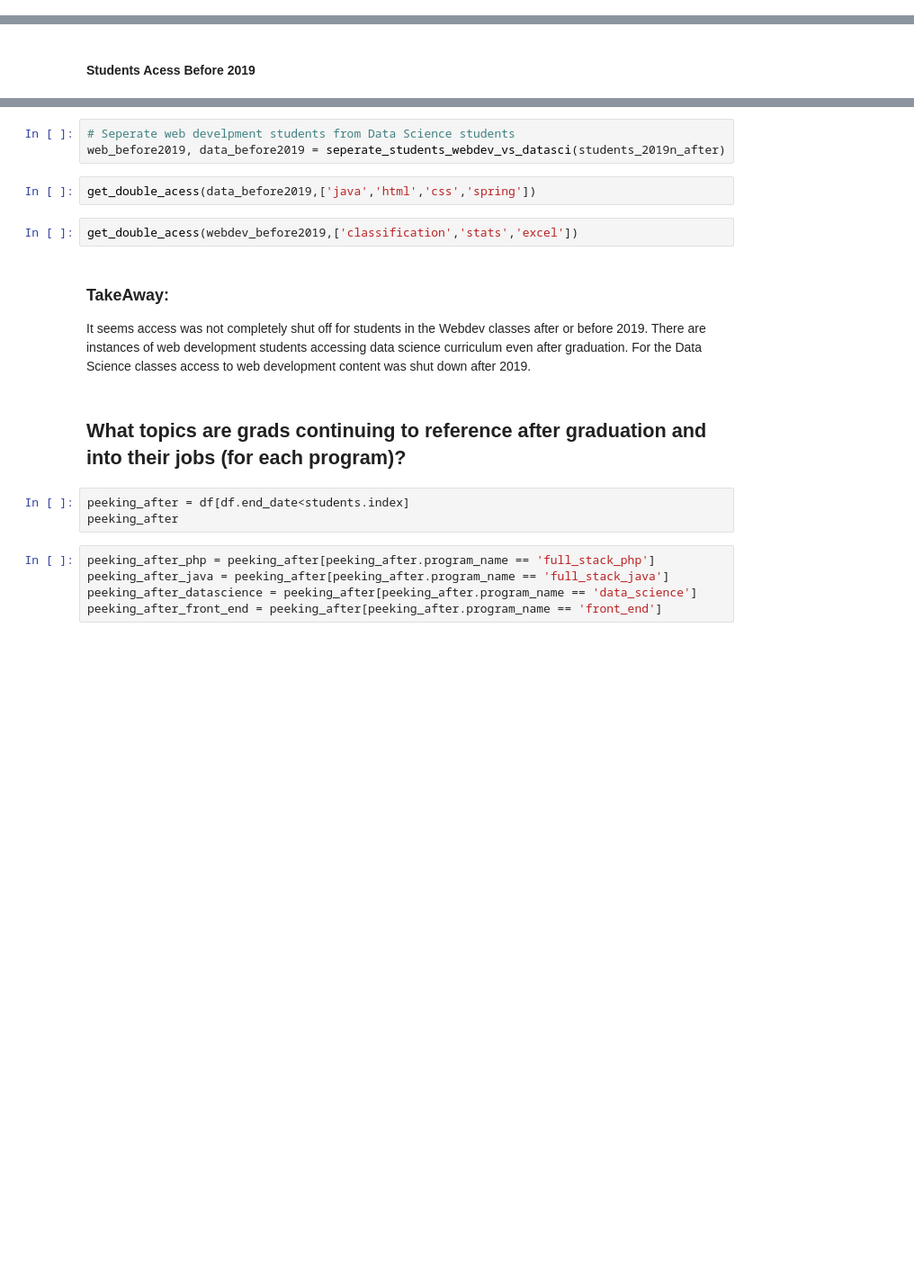
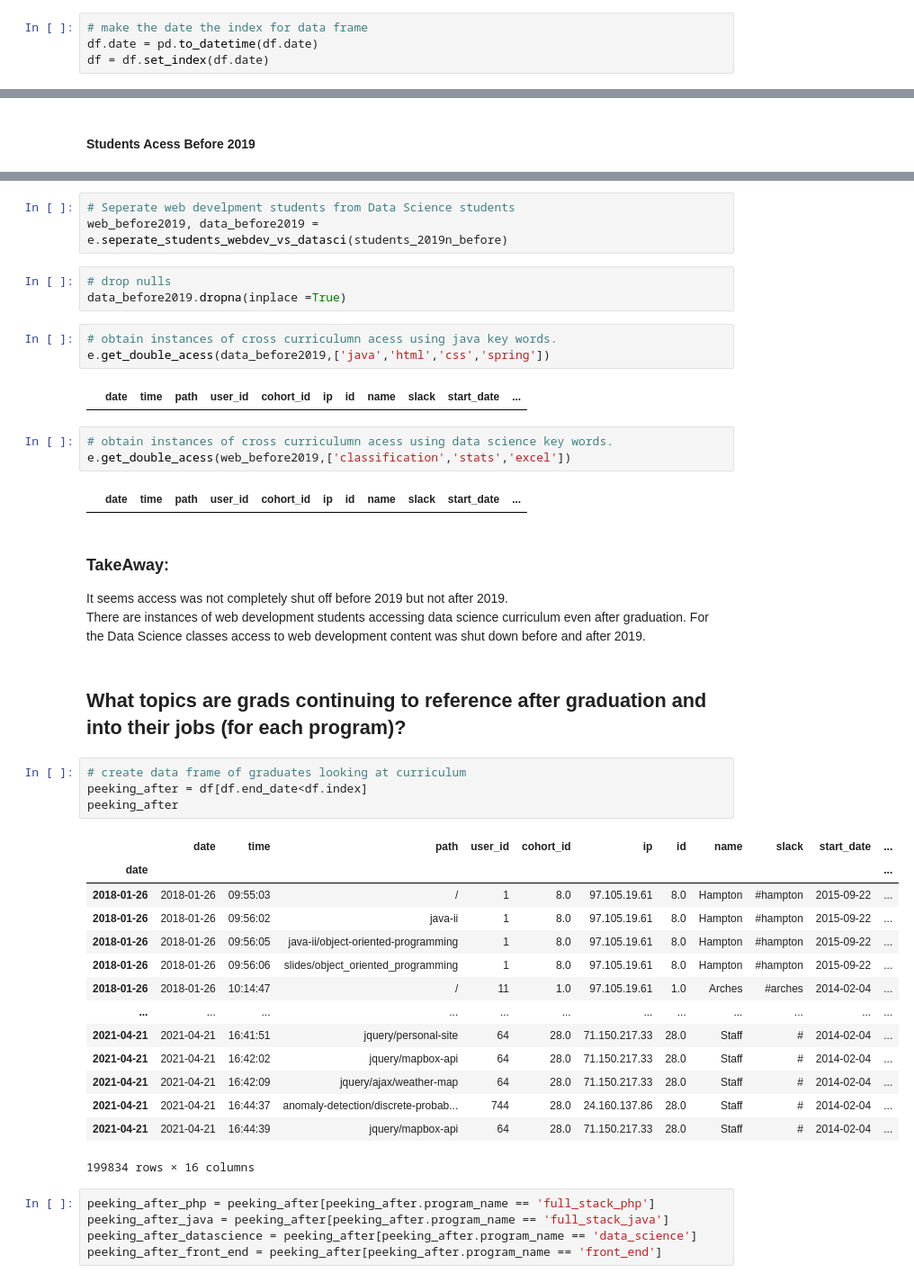
Before and after one commit to Yvette-Allante-Michael-Naomi/anomaly-project, a Jupyter notebook: Final_Report.ipynb, the cells around one changed output, grey strips where cells are left out. Shown at 90% size. Saved outputs shown, nothing was run; the diff lists cells and outputs as text; blank space fills up the shorter version.

```diff
--- a/Final_Report.ipynb
+++ b/Final_Report.ipynb
@@ -35,4 +53,8 @@ import explore as e
 df = w.wrangle_log_data()
+# %%
+# make the date the index for data frame
+df.date = pd.to_datetime(df.date)
+df = df.set_index(df.date)
 # %% [markdown]
 ## Which lesson appears to attract the most traffic consistently across cohorts (per program)?
 # %%
@@ -135,20 +360,45 @@ students_2019n_before = df['2019':]
 # %%
 # Seperate web develpment students from Data Science students
-web_before2019, data_before2019 = seperate_students_webdev_vs_datasci(students_2019n_after)
+web_before2019, data_before2019 = e.seperate_students_webdev_vs_datasci(students_2019n_before)
+# %%
+# drop nulls
+data_before2019.dropna(inplace =True)
 # %%
-get_double_acess(data_before2019,['java','html','css','spring'])
+# obtain instances of cross curriculumn acess using java key words.
+e.get_double_acess(data_before2019,['java','html','css','spring'])
+# %% [output]
+|  | date | time | path | user_id | cohort_id | ip | id | name | slack | start_date | ... |
 # %%
-get_double_acess(webdev_before2019,['classification','stats','excel'])
+# obtain instances of cross curriculumn acess using data science key words.
+e.get_double_acess(web_before2019,['classification','stats','excel'])
+# %% [output]
+|  | date | time | path | user_id | cohort_id | ip | id | name | slack | start_date | ... |
 # %% [markdown]
 ### TakeAway:
-It seems access was not completely shut off for students in the Webdev classes after or before 2019.
+It seems access was not completely shut off before 2019 but not after 2019.
 There are  instances of web development students accessing data science curriculum even after graduation.
-For the Data Science classes access to web development content was shut down after 2019.
+For the Data Science classes access to web development content was shut down before and after 2019.
 # %% [markdown]
 ## What topics are grads continuing to reference after graduation and into their jobs (for each program)?
 # %%
-peeking_after = df[df.end_date<students.index]
+# create data frame of graduates looking at curriculum
+peeking_after = df[df.end_date<df.index]
 peeking_after
+# %% [output]
+|  | date | time | path | user_id | cohort_id | ip | id | name | slack | start_date | ... |
+| date |  |  |  |  |  |  |  |  |  |  | ... |
+| 2018-01-26 | 2018-01-26 | 09:55:03 | / | 1 | 8.0 | 97.105.19.61 | 8.0 | Hampton | #hampton | 2015-09-22 | ... |
+| 2018-01-26 | 2018-01-26 | 09:56:02 | java-ii | 1 | 8.0 | 97.105.19.61 | 8.0 | Hampton | #hampton | 2015-09-22 | ... |
+| 2018-01-26 | 2018-01-26 | 09:56:05 | java-ii/object-oriented-programming | 1 | 8.0 | 97.105.19.61 | 8.0 | Hampton | #hampton | 2015-09-22 | ... |
+| 2018-01-26 | 2018-01-26 | 09:56:06 | slides/object_oriented_programming | 1 | 8.0 | 97.105.19.61 | 8.0 | Hampton | #hampton | 2015-09-22 | ... |
+| 2018-01-26 | 2018-01-26 | 10:14:47 | / | 11 | 1.0 | 97.105.19.61 | 1.0 | Arches | #arches | 2014-02-04 | ... |
+| ... | ... | ... | ... | ... | ... | ... | ... | ... | ... | ... | ... |
+| 2021-04-21 | 2021-04-21 | 16:41:51 | jquery/personal-site | 64 | 28.0 | 71.150.217.33 | 28.0 | Staff | # | 2014-02-04 | ... |
+| 2021-04-21 | 2021-04-21 | 16:42:02 | jquery/mapbox-api | 64 | 28.0 | 71.150.217.33 | 28.0 | Staff | # | 2014-02-04 | ... |
+| 2021-04-21 | 2021-04-21 | 16:42:09 | jquery/ajax/weather-map | 64 | 28.0 | 71.150.217.33 | 28.0 | Staff | # | 2014-02-04 | ... |
+| 2021-04-21 | 2021-04-21 | 16:44:37 | anomaly-detection/discrete-probab... | 744 | 28.0 | 24.160.137.86 | 28.0 | Staff | # | 2014-02-04 | ... |
+| 2021-04-21 | 2021-04-21 | 16:44:39 | jquery/mapbox-api | 64 | 28.0 | 71.150.217.33 | 28.0 | Staff | # | 2014-02-04 | ... |
+199834 rows × 16 columns
 # %%
 peeking_after_php = peeking_after[peeking_after.program_name == 'full_stack_php']
 peeking_after_java = peeking_after[peeking_after.program_name == 'full_stack_java']
```
Also changed, not shown: parts of 30 cells of this notebook.
